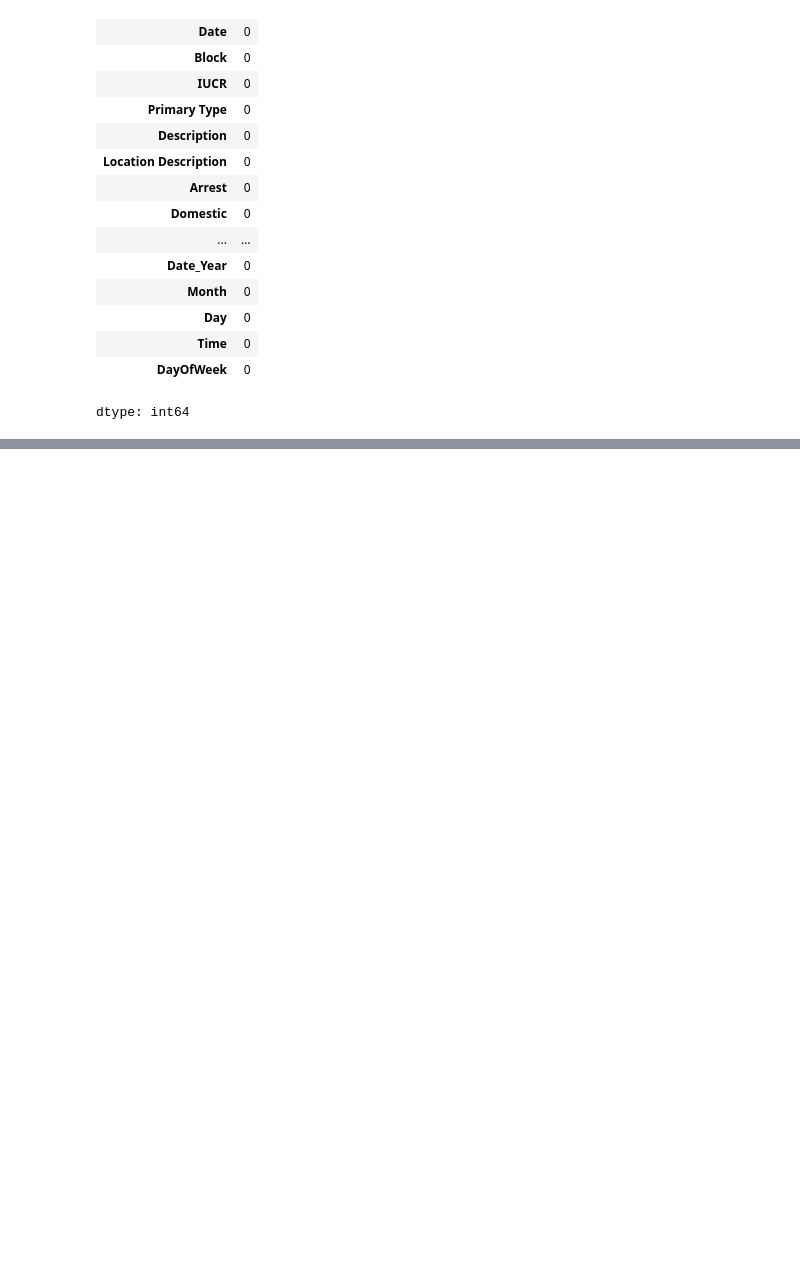
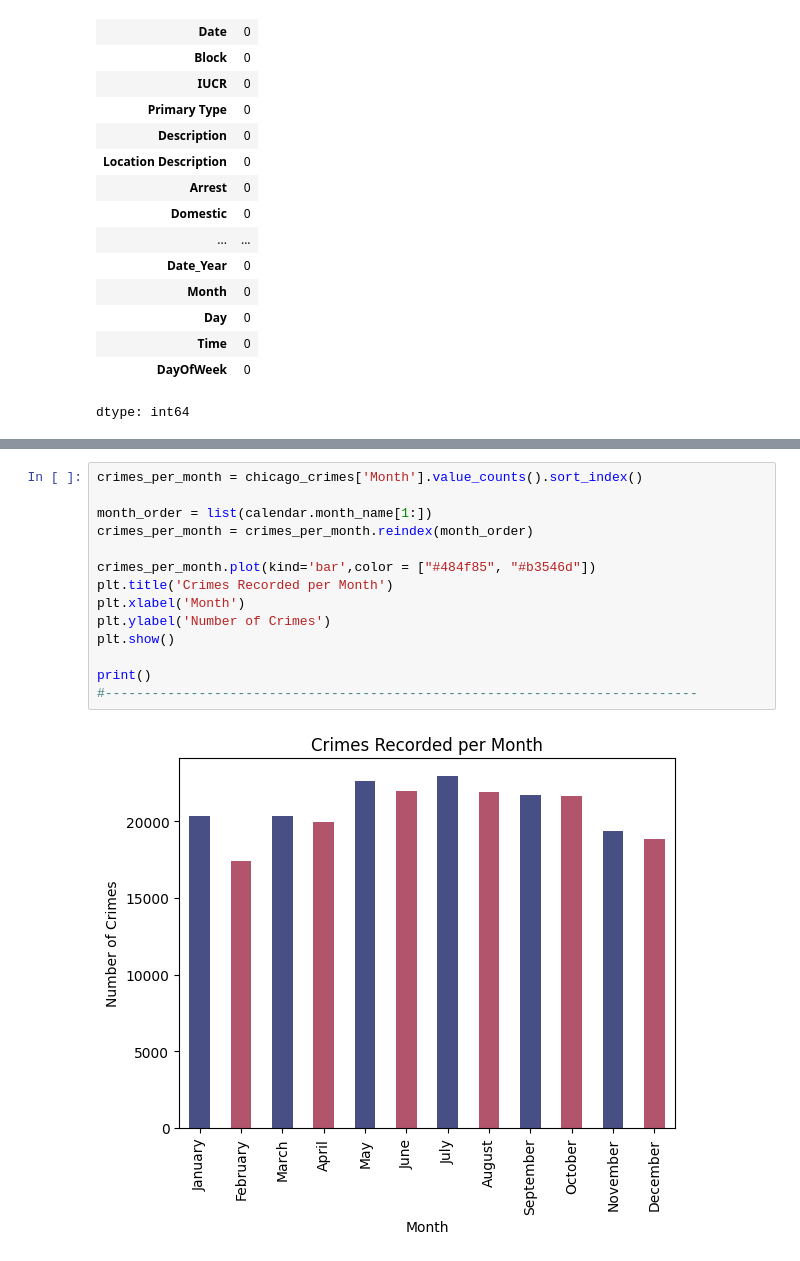
Before and after one commit to Jon-markus/ELEC03_DeVilla_HANDS_ON_MIDTERM, a Jupyter notebook: MidTerm Hands_On_De Villa.ipynb, the cells around one changed output, grey strips where cells are left out. Drawn from its saved outputs; the diff is of its cells as text; blank space fills up the shorter version.

```diff
--- a/MidTerm Hands_On_De Villa.ipynb
+++ b/MidTerm Hands_On_De Villa.ipynb
@@ -106,0 +171,16 @@ dtype: int64
+# %%
+crimes_per_month = chicago_crimes['Month'].value_counts().sort_index()
+
+month_order = list(calendar.month_name[1:])
+crimes_per_month = crimes_per_month.reindex(month_order)
+
+crimes_per_month.plot(kind='bar',color = ["#484f85", "#b3546d"])
+plt.title('Crimes Recorded per Month')
+plt.xlabel('Month')
+plt.ylabel('Number of Crimes')
+plt.show()
+
+print()
+#----------------------------------------------------------------------------
+# %% [output]
+[figure, added]
```
Also changed, not shown: parts of 25 cells of this notebook.
